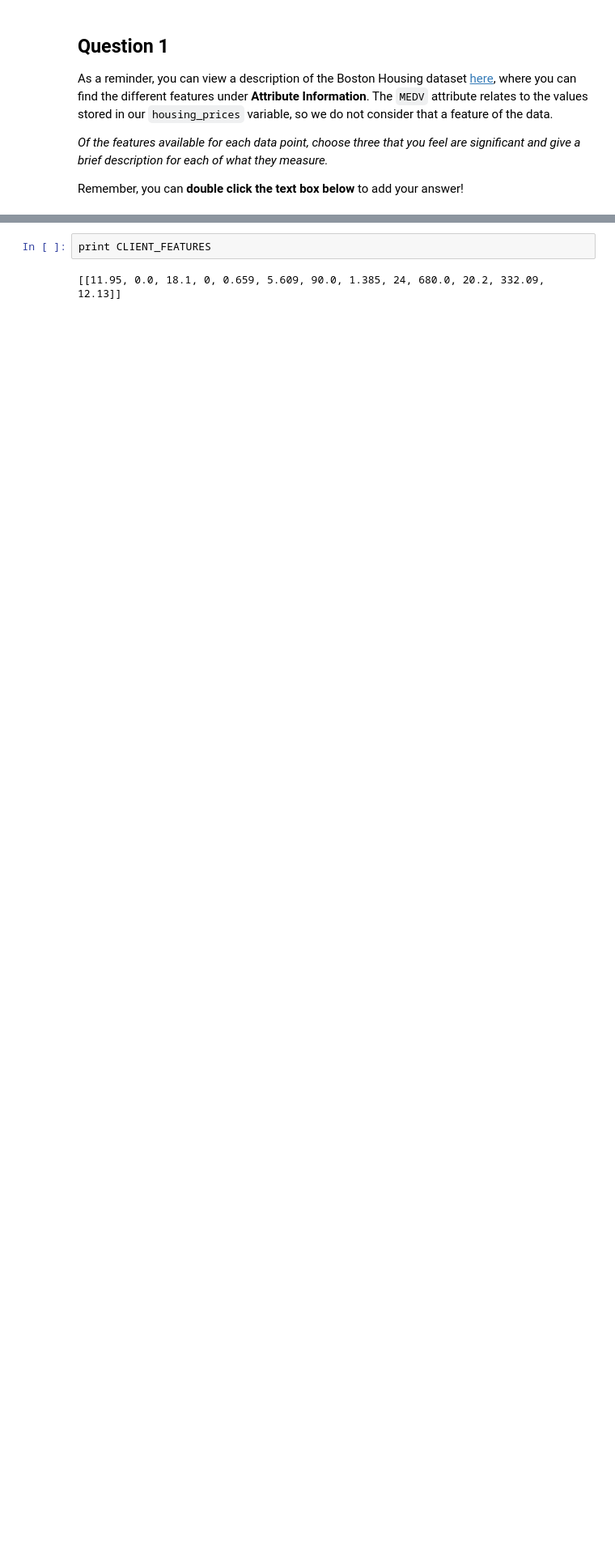
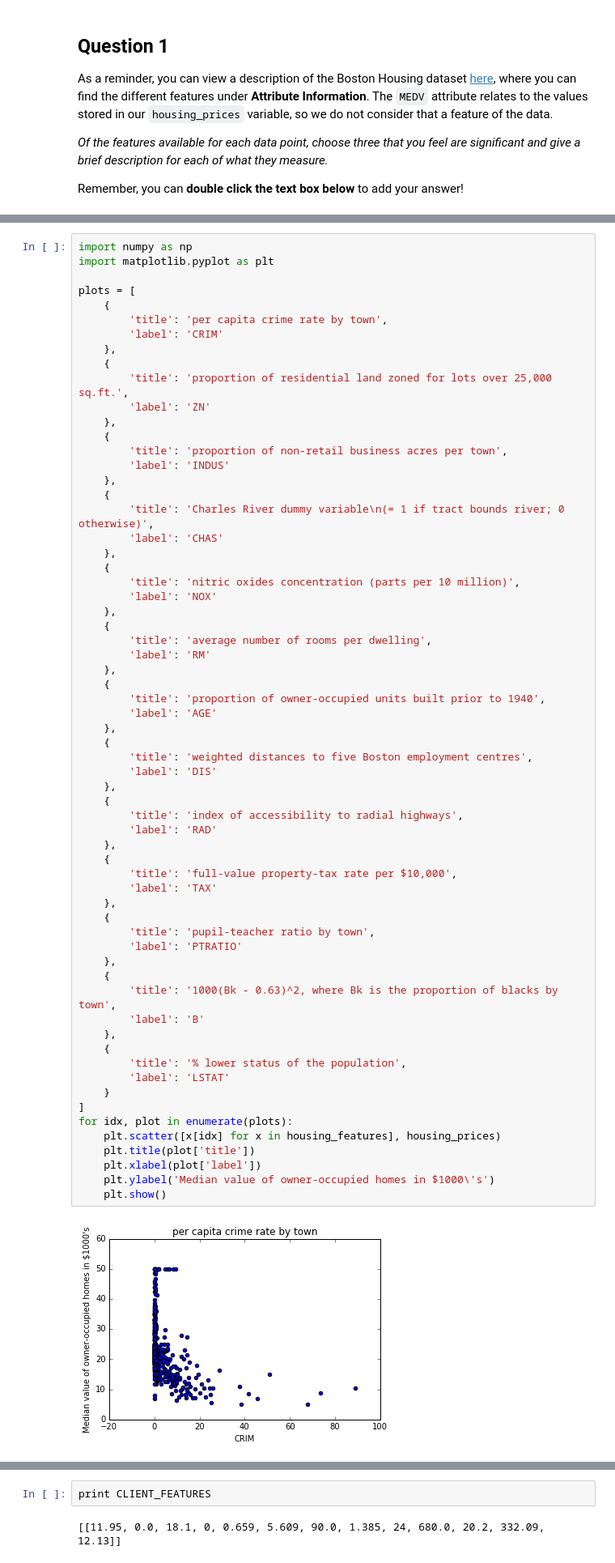
Before and after one commit to mleonardallen/machine-learning, a Jupyter notebook: projects/boston_housing/boston_housing.ipynb, the cells around one changed output, grey strips where cells are left out. Shown at 81% size. Drawn from its saved outputs; the diff is of its cells as text; blank space fills up the shorter version.

Commit message:
finished boston housing project

```diff
--- a/projects/boston_housing/boston_housing.ipynb
+++ b/projects/boston_housing/boston_housing.ipynb
@@ -94,0 +93,66 @@ Remember, you can **double click the text box below** to add your answer!
+# %%
+import numpy as np
+import matplotlib.pyplot as plt
+
+plots = [
+    {
+        'title': 'per capita crime rate by town',
+        'label': 'CRIM'
+    },
+    {
+        'title': 'proportion of residential land zoned for lots over 25,000 sq.ft.',
+        'label': 'ZN'
+    },
+    {
+        'title': 'proportion of non-retail business acres per town',
+        'label': 'INDUS'
+    },
+    {
+        'title': 'Charles River dummy variable\n(= 1 if tract bounds river; 0 otherwise)',
+        'label': 'CHAS'
+    },
+    {
+        'title': 'nitric oxides concentration (parts per 10 million)',
+        'label': 'NOX'
+    },
+    {
+        'title': 'average number of rooms per dwelling',
+        'label': 'RM'
+    },
+    {
+        'title': 'proportion of owner-occupied units built prior to 1940',
+        'label': 'AGE'
+    },
+    {
+        'title': 'weighted distances to five Boston employment centres',
+        'label': 'DIS'
+    },
+    {
+        'title': 'index of accessibility to radial highways',
+        'label': 'RAD'
+    },
+    {
+        'title': 'full-value property-tax rate per $10,000',
+        'label': 'TAX'
+    },
+    {
+        'title': 'pupil-teacher ratio by town',
+        'label': 'PTRATIO'
+    },
+    {
+        'title': '1000(Bk - 0.63)^2, where Bk is the proportion of blacks by town',
+        'label': 'B'
+    },
+    {
+        'title': '% lower status of the population',
+        'label': 'LSTAT'
+    }
+]
+for idx, plot in enumerate(plots):
+    plt.scatter([x[idx] for x in housing_features], housing_prices)
+    plt.title(plot['title'])
+    plt.xlabel(plot['label'])
+    plt.ylabel('Median value of owner-occupied homes in $1000\'s')
+    plt.show()
+# %% [output]
+[figure, added]
```
Also changed, not shown: parts of 28 cells of this notebook.
